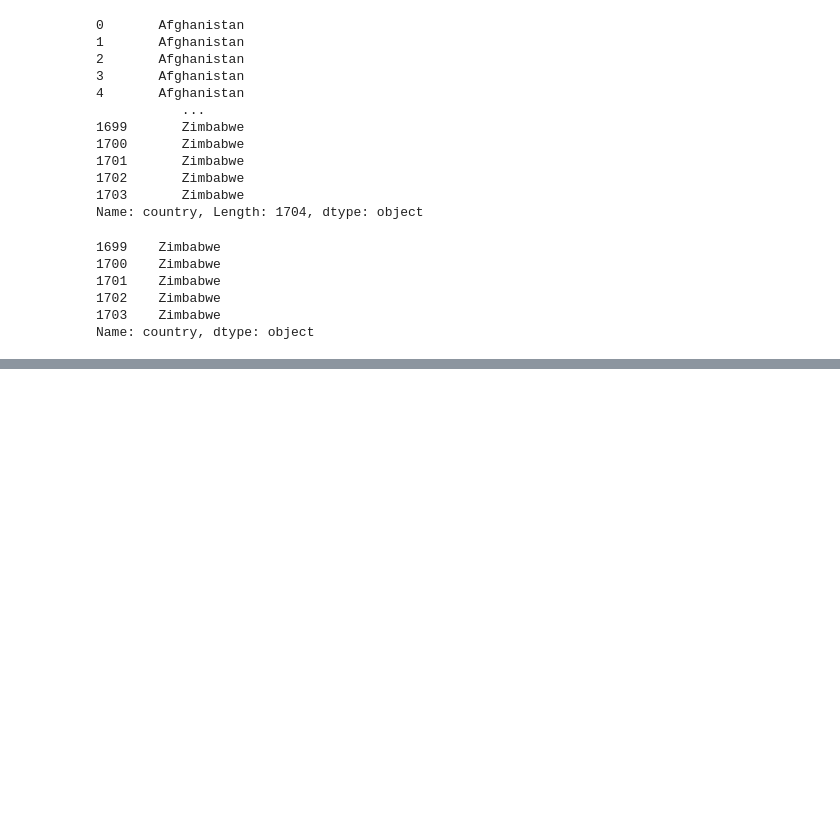
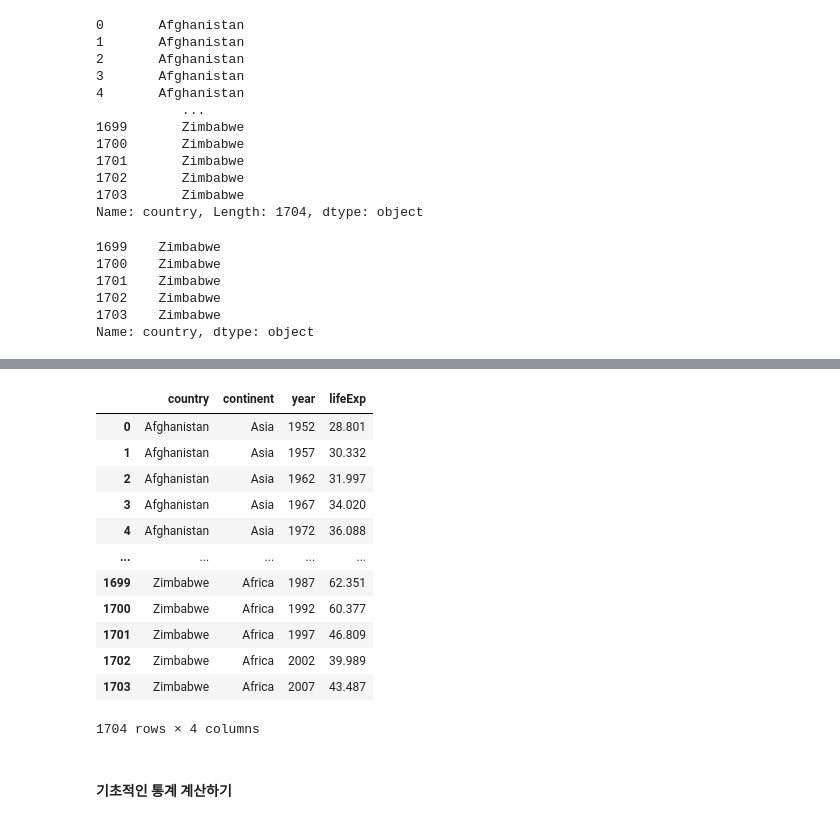
Before and after one commit to hk918216/Pandas, a Jupyter notebook: 01_판다스 시작하기.ipynb, the cells around one changed output, grey strips where cells are left out. Drawn from its saved outputs; the diff is of its cells as text; code cells hidden in the pictures; blank space fills up the shorter version.

```diff
--- a/01_판다스 시작하기.ipynb
+++ b/01_판다스 시작하기.ipynb
@@ -139,0 +313,18 @@ print(subset.tail())
+# %%
+df.iloc[:,0:4]
+# %% [output]
+|  | country | continent | year | lifeExp |
+| 0 | Afghanistan | Asia | 1952 | 28.801 |
+| 1 | Afghanistan | Asia | 1957 | 30.332 |
+| 2 | Afghanistan | Asia | 1962 | 31.997 |
+| 3 | Afghanistan | Asia | 1967 | 34.020 |
+| 4 | Afghanistan | Asia | 1972 | 36.088 |
+| ... | ... | ... | ... | ... |
+| 1699 | Zimbabwe | Africa | 1987 | 62.351 |
+| 1700 | Zimbabwe | Africa | 1992 | 60.377 |
+| 1701 | Zimbabwe | Africa | 1997 | 46.809 |
+| 1702 | Zimbabwe | Africa | 2002 | 39.989 |
+| 1703 | Zimbabwe | Africa | 2007 | 43.487 |
+1704 rows × 4 columns
+# %% [markdown]
+#### 기초적인 통계 계산하기
```
Also changed, not shown: parts of 28 cells of this notebook.
